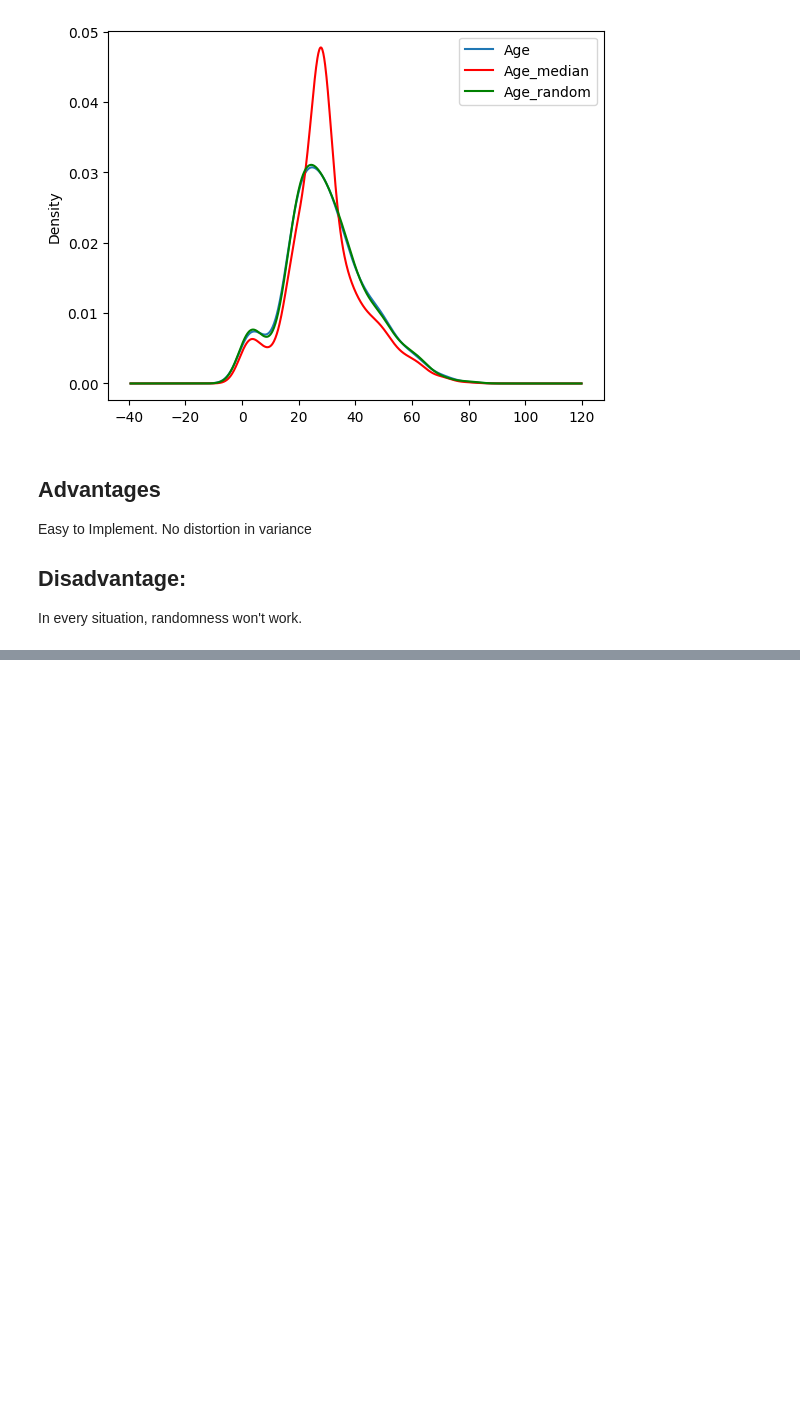
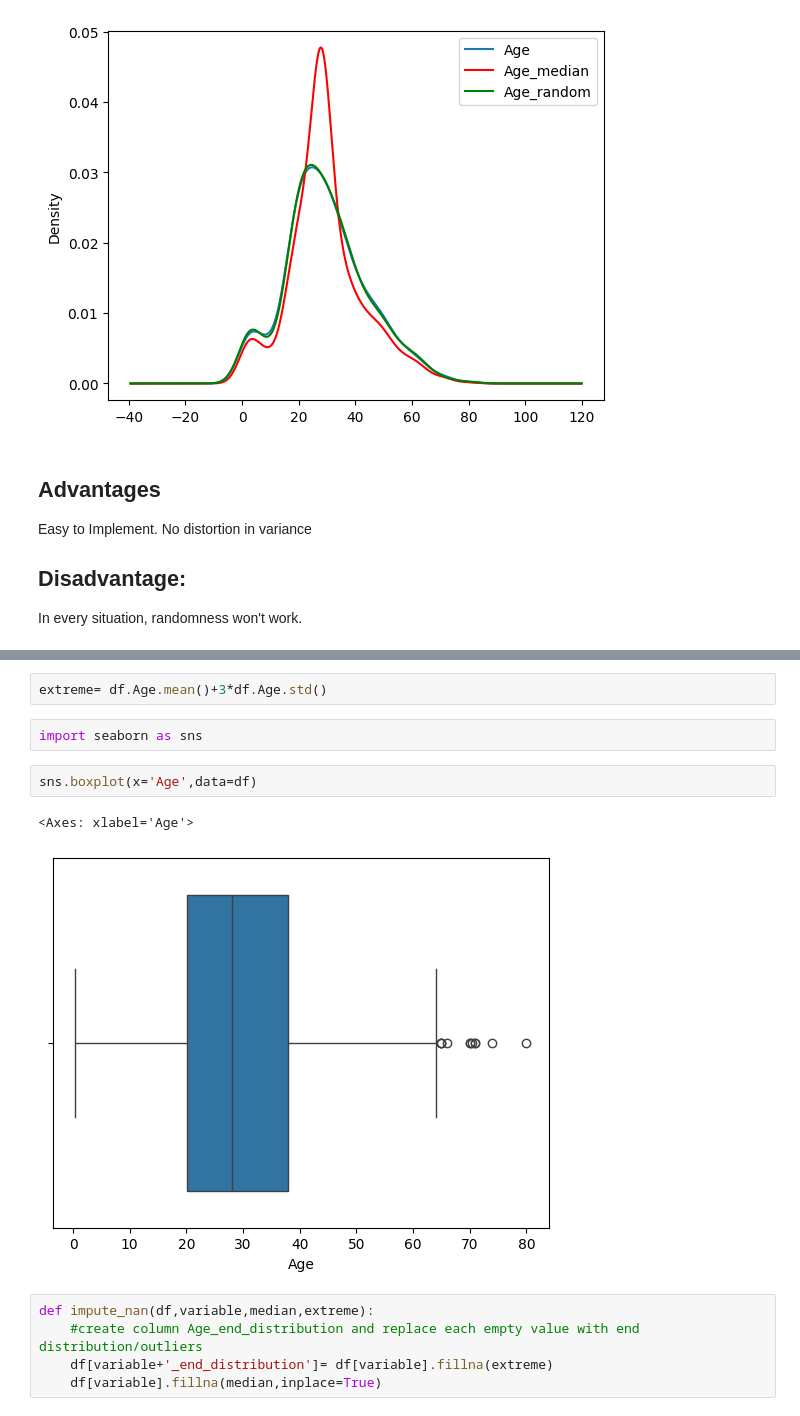
Before and after one commit to TalhaImran12/FeatureEngineering, a Jupyter notebook: MissingValues/HandlingMissingValues.ipynb, the cells around one changed output, grey strips where cells are left out. Cells and saved outputs as stored; diff of their text form; blank space fills up the shorter version.

Commit message:
Handling Missing Values: End of Distribution

```diff
--- a/MissingValues/HandlingMissingValues.ipynb
+++ b/MissingValues/HandlingMissingValues.ipynb
@@ -298,0 +376,14 @@ ax.legend(lines, labels, loc='best')
+# %%
+extreme= df.Age.mean()+3*df.Age.std()
+# %%
+import seaborn as sns
+# %%
+sns.boxplot(x='Age',data=df)
+# %% [output]
+<Axes: xlabel='Age'>
+[figure, added]
+# %%
+def impute_nan(df,variable,median,extreme):
+    #create column Age_end_distribution and replace each empty value with end distribution/outliers
+    df[variable+'_end_distribution']= df[variable].fillna(extreme)
+    df[variable].fillna(median,inplace=True)
```
Also changed, not shown: parts of 10 cells of this notebook, 1 other file.
